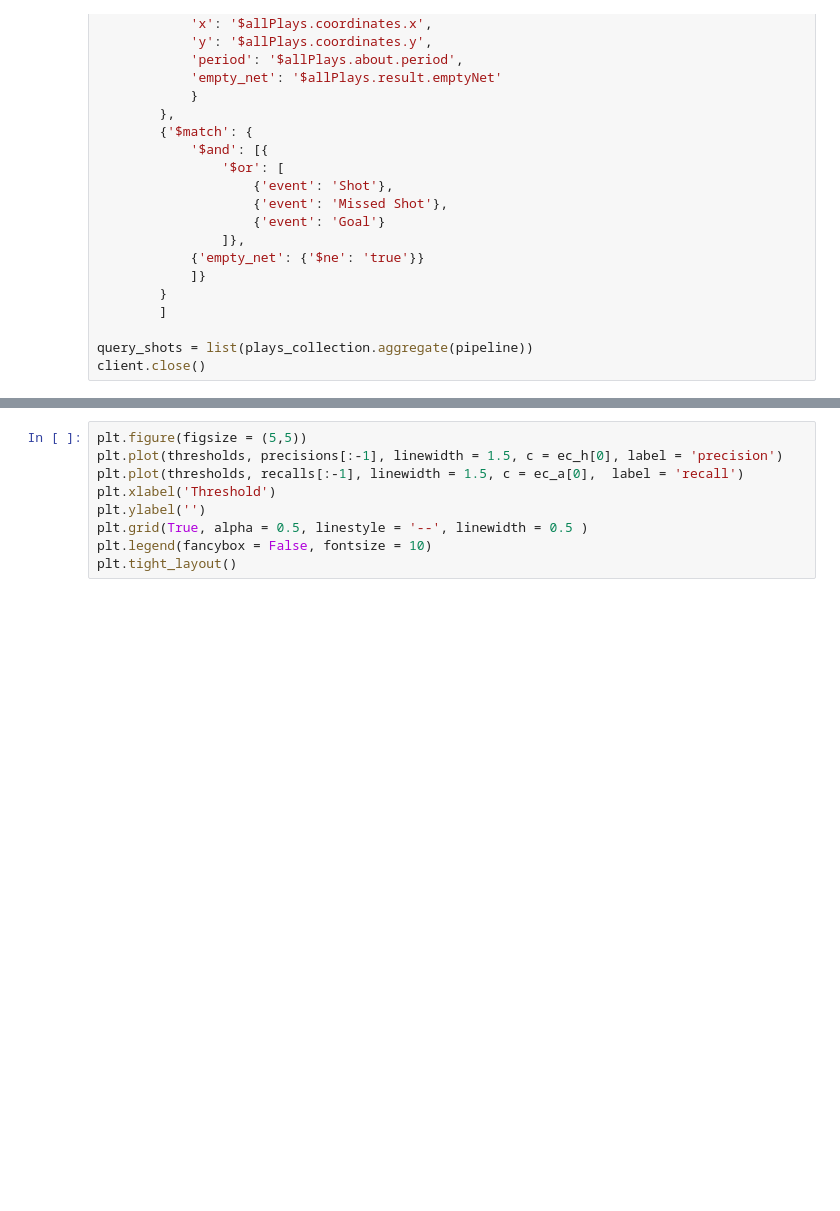
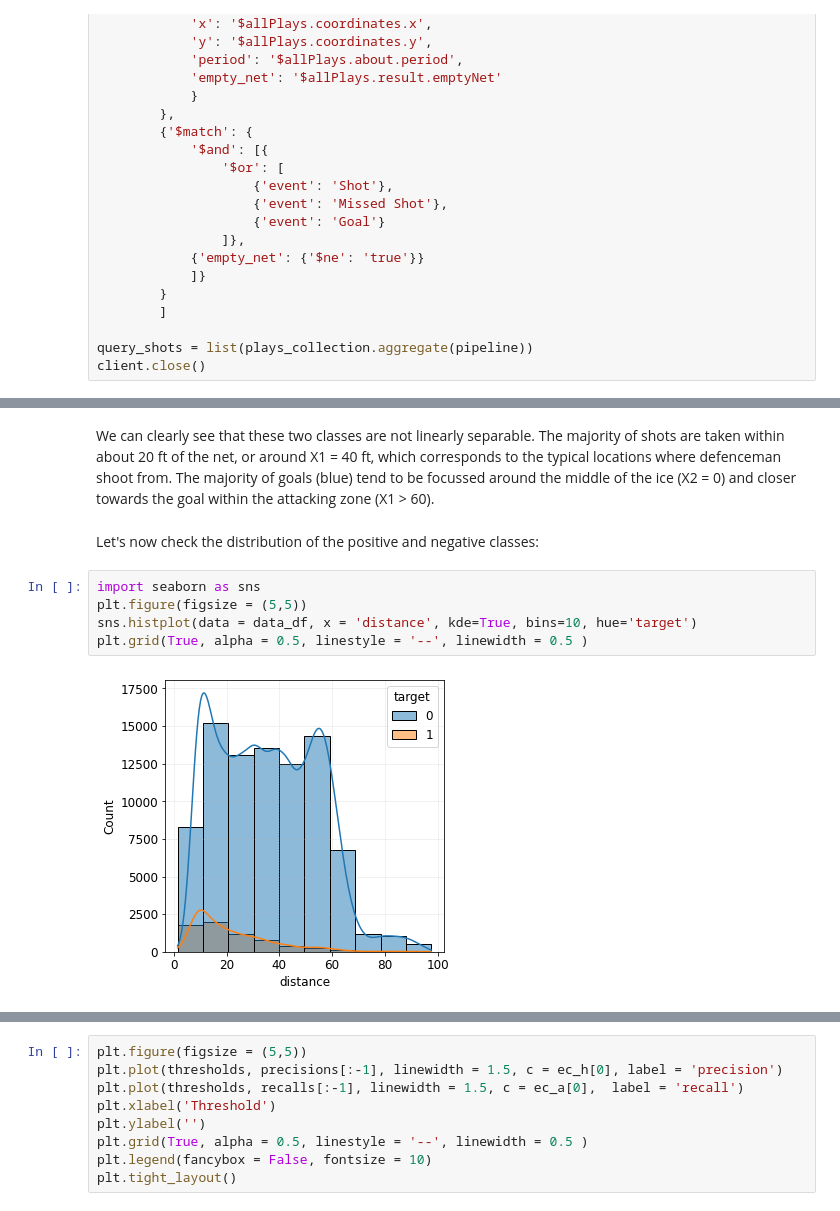
Before and after one commit to jaredvanblitterswyk/hockey_statistics, a Jupyter notebook: jupyter/expected_goals_prediction.ipynb, the cells around one changed output, grey strips where cells are left out. Saved outputs shown, nothing was run; the diff lists cells and outputs as text; blank space fills up the shorter version.

```diff
--- a/jupyter/expected_goals_prediction.ipynb
+++ b/jupyter/expected_goals_prediction.ipynb
@@ -424,0 +234,13 @@ For each threshold we will have a compromise between precision and recall, and t
+# %% [markdown]
+We can clearly see that these two classes are not linearly separable. The majority of shots are taken within about 20 ft of the net, or around X1 = 40 ft, which corresponds to the typical locations where defenceman shoot from. The majority of goals (blue) tend to be focussed around the middle of the ice (X2 = 0) and closer towards the goal within the attacking zone (X1 > 60).
+# %% [markdown]
+
+
+Let's now check the distribution of the positive and negative classes:
+# %%
+import seaborn as sns
+plt.figure(figsize = (5,5))
+sns.histplot(data = data_df, x = 'distance', kde=True, bins=10, hue='target')
+plt.grid(True, alpha = 0.5, linestyle = '--', linewidth = 0.5 )
+# %% [output]
+[figure, added]
```
Also changed, not shown: parts of 50 cells of this notebook.
